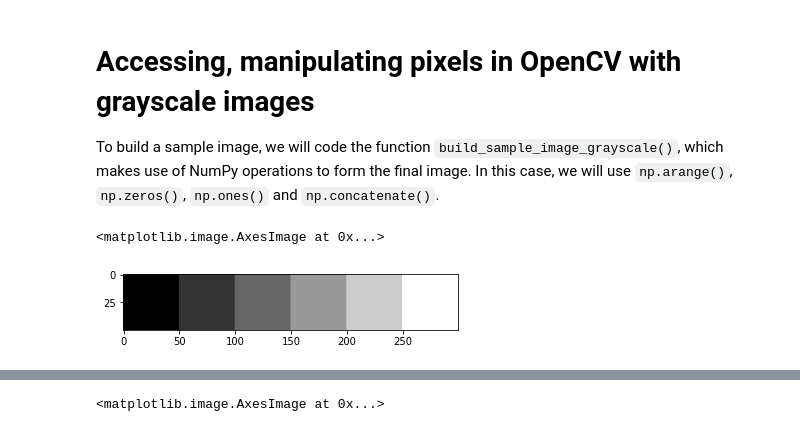
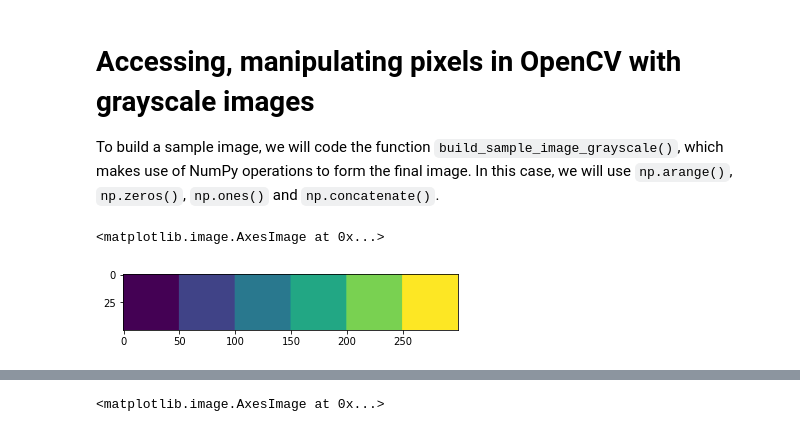
Before and after one commit to albertofernandezvillan/computer-vision-and-deep-learning-course, a Jupyter notebook: basic_image_treatment_with_opencv.ipynb, the cells around one changed output, grey strips where cells are left out. Drawn from its saved outputs; the diff is of its cells as text; code cells hidden in the pictures.

```diff
--- a/basic_image_treatment_with_opencv.ipynb
+++ b/basic_image_treatment_with_opencv.ipynb
@@ -200,7 +198,10 @@ gray_img = build_sample_image_grayscale()
 # %%
 from matplotlib import pyplot as plt
 
-plt.imshow(gray_img, cmap="gray")
+# viridis color map (by default)
+# https://matplotlib.org/stable/tutorials/colors/colormaps.html
+# plt.imshow(gray_img, cmap="gray")
+plt.imshow(gray_img)
 # %% [output]
 <matplotlib.image.AxesImage at 0x...>
-[figure, old version]
+[figure, new version]
```
Also changed, not shown: parts of 3 cells of this notebook.
